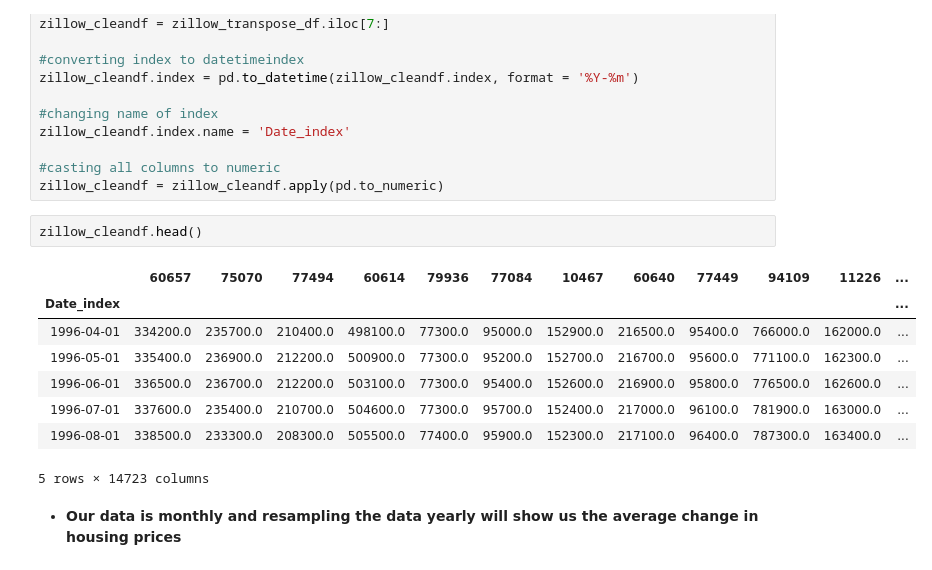
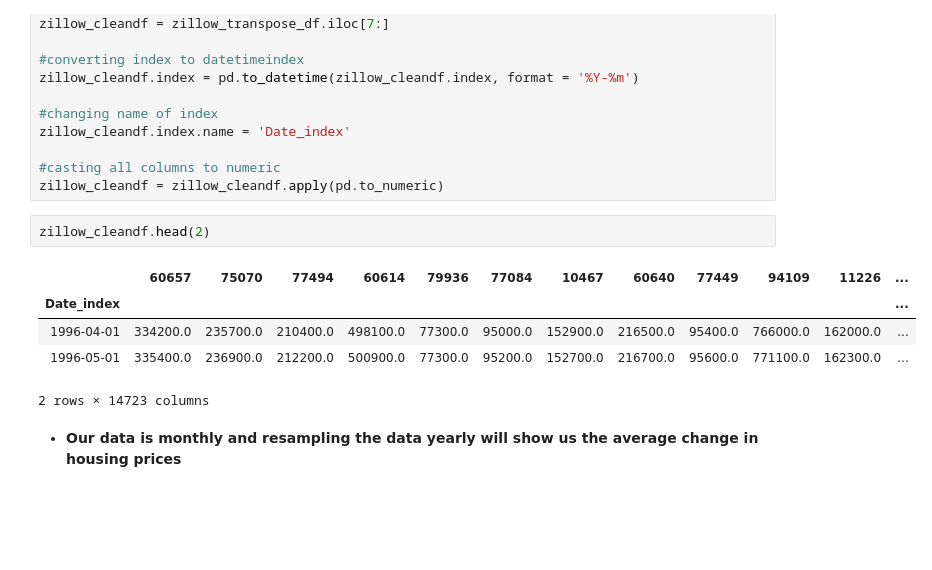
Before and after one commit to AaronWChen/time_series_zillow, a Jupyter notebook: python/zillow_etl.ipynb, the cells around one changed output. Cells and saved outputs as stored; diff of their text form; blank space fills up the shorter version.

```diff
--- a/python/zillow_etl.ipynb
+++ b/python/zillow_etl.ipynb
@@ -40,16 +43,13 @@ zillow_cleandf.index.name = 'Date_index'
 #casting all columns to numeric
 zillow_cleandf = zillow_cleandf.apply(pd.to_numeric)
 # %%
-zillow_cleandf.head()
+zillow_cleandf.head(2)
 # %% [output]
 |  | 60657 | 75070 | 77494 | 60614 | 79936 | 77084 | 10467 | 60640 | 77449 | 94109 | 11226 | ... |
 | Date_index |  |  |  |  |  |  |  |  |  |  |  | ... |
 | 1996-04-01 | 334200.0 | 235700.0 | 210400.0 | 498100.0 | 77300.0 | 95000.0 | 152900.0 | 216500.0 | 95400.0 | 766000.0 | 162000.0 | ... |
 | 1996-05-01 | 335400.0 | 236900.0 | 212200.0 | 500900.0 | 77300.0 | 95200.0 | 152700.0 | 216700.0 | 95600.0 | 771100.0 | 162300.0 | ... |
-| 1996-06-01 | 336500.0 | 236700.0 | 212200.0 | 503100.0 | 77300.0 | 95400.0 | 152600.0 | 216900.0 | 95800.0 | 776500.0 | 162600.0 | ... |
-| 1996-07-01 | 337600.0 | 235400.0 | 210700.0 | 504600.0 | 77300.0 | 95700.0 | 152400.0 | 217000.0 | 96100.0 | 781900.0 | 163000.0 | ... |
-| 1996-08-01 | 338500.0 | 233300.0 | 208300.0 | 505500.0 | 77400.0 | 95900.0 | 152300.0 | 217100.0 | 96400.0 | 787300.0 | 163400.0 | ... |
-5 rows × 14723 columns
+2 rows × 14723 columns
 # %% [markdown]
 * **Our data is monthly and resampling the data yearly will show us the average change in housing prices**
 # %%
```
Also changed, not shown: parts of 28 cells of this notebook, 2 other files.
